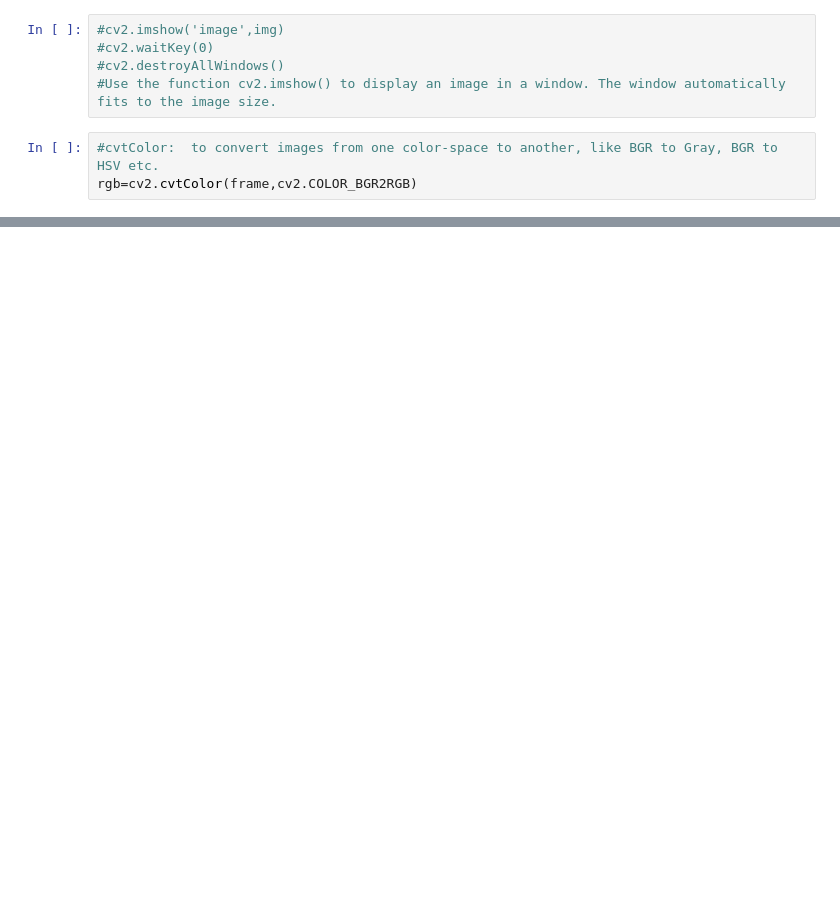
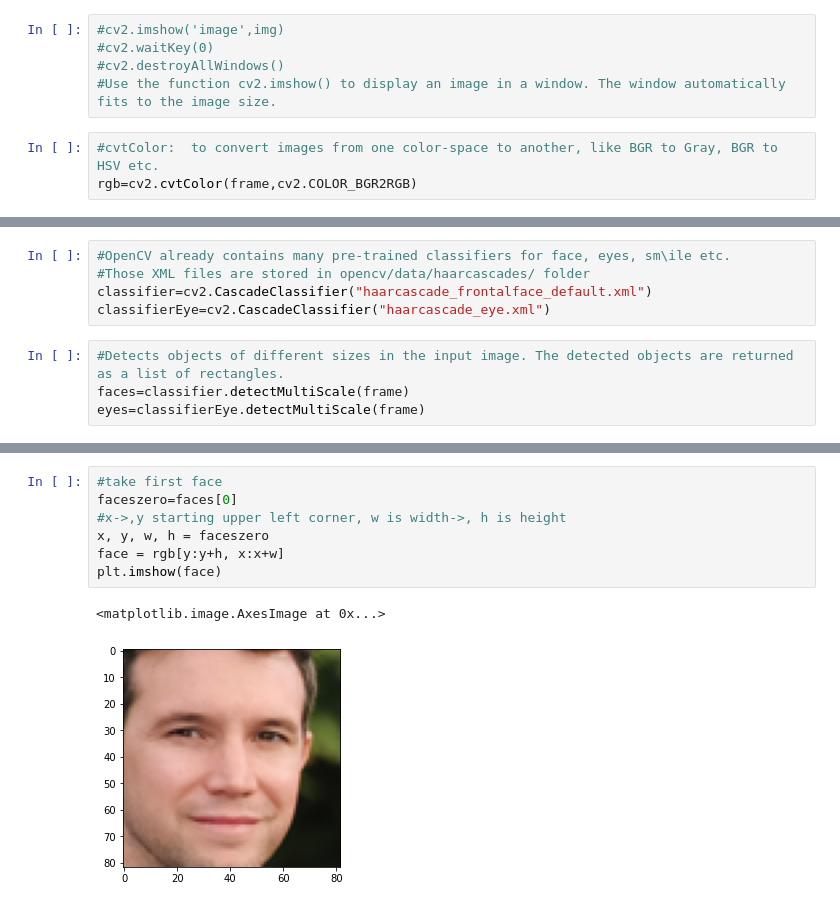
Before and after one commit to Assertor1290/ML-Target-15, a Jupyter notebook: Day_2/OpenCV first.ipynb, the cells around one changed output, grey strips where cells are left out. Cells and saved outputs as stored; diff of their text form; blank space fills up the shorter version.

```diff
--- a/Day_2/OpenCV first.ipynb
+++ b/Day_2/OpenCV first.ipynb
@@ -46,0 +48,9 @@ plt.imshow(rgb)
+# %%
+#OpenCV already contains many pre-trained classifiers for face, eyes, sm\ile etc.
+#Those XML files are stored in opencv/data/haarcascades/ folder
+classifier=cv2.CascadeClassifier("haarcascade_frontalface_default.xml")
+classifierEye=cv2.CascadeClassifier("haarcascade_eye.xml")
+# %%
+#Detects objects of different sizes in the input image. The detected objects are returned as a list of rectangles.
+faces=classifier.detectMultiScale(frame)
+eyes=classifierEye.detectMultiScale(frame)
@@ -46,0 +77,10 @@ plt.imshow(rgb)
+# %%
+#take first face
+faceszero=faces[0]
+#x->,y starting upper left corner, w is width->, h is height
+x, y, w, h = faceszero
+face = rgb[y:y+h, x:x+w]
+plt.imshow(face)
+# %% [output]
+<matplotlib.image.AxesImage at 0x...>
+[figure, added]
```
Also changed, not shown: parts of 13 cells of this notebook, 3 other files.
